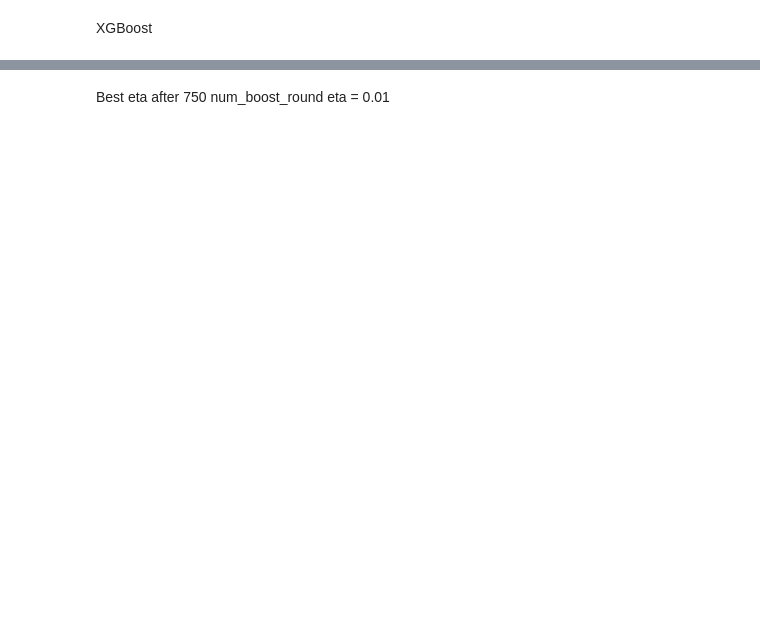
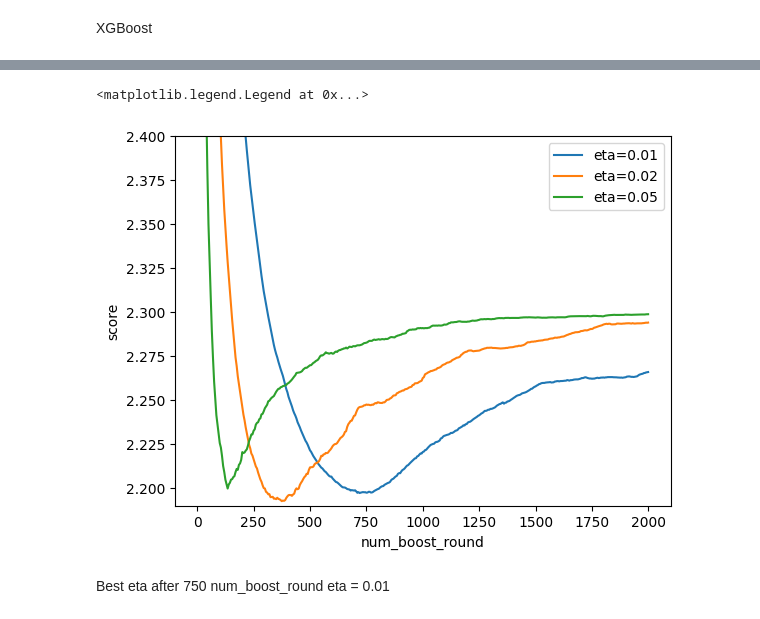
Before and after one commit to alexispdDev/student-performance-prediction, a Jupyter notebook: src/student_performance_prediction/main.ipynb, the cells around one changed output, grey strips where cells are left out. Drawn from its saved outputs; the diff is of its cells as text; code cells hidden in the pictures; blank space fills up the shorter version.

```diff
--- a/src/student_performance_prediction/main.ipynb
+++ b/src/student_performance_prediction/main.ipynb
@@ -298,6 +292,3 @@ c. Correlation
-# %%
-numerical = [x for x in df_full_train.columns if x not in categorical + ['exam_score']]
-numerical
 # %% [markdown]
 One-hot encoding
 # %%
@@ -371,5 +387,5 @@ min_samples_leaf = 15
 # %%
-dtr_model = DecisionTreeRegressor(max_depth=max_depth, min_samples_leaf=min_samples_leaf, random_state=42)
+dtr_model = DecisionTreeRegressor(max_depth=6, min_samples_leaf=100, random_state=42)
 dtr_model.fit(X_train, y_train)
 y_pred = dtr_model.predict(X_val)
 dtr_rmse = root_mean_squared_error(y_val, y_pred)
@@ -463,5 +510,5 @@ plt.legend()
 # %%
-min_samples_leaf = 3
+min_samples_leaf = 5
 # %%
 scores = []
 
@@ -549,8 +609,15 @@ def parse_xgb_output(output):
 scores = {}
 # %%
 %%capture output
-eta = 1 # replace values manually for eta=0.01, eta=0.02, eta=0.05, eta=0.1, eta=0.3, eta=0.5, eta=0.8, eta=1
-
+eta = 0.01  # replace values manually. Start for eta=0.01 and run the next box.
+            # then replace eta and rerun it for eta=0.02, eta=0.05, eta=0.1, eta=0.3, eta=0.5, eta=0.8, eta=1.
+# eta = 0.02
+# eta = 0.05
+# eta = 0.1
+# eta = 0.3
+# eta = 0.5
+# eta = 0.8
+# eta = 1
 xgb_params = {
     'eta': eta,
     'max_depth': 6,
@@ -601,3 +690,16 @@ df_scores.sort_values(by='val_score').head(10)
+# %%
+# Remove eta=0.1, eta=0.3, eta=0.5, eta=0.8 and eta=1 for a better visualization.
+etas = [x for x in scores.keys() if x not in ['eta=0.1', 'eta=0.3', 'eta=0.5', 'eta=0.8', 'eta=1']]
+for eta in etas:
+    df_scores = scores[eta]
+    plt.plot(df_scores['num_iter'], df_scores['val_score'], label=eta)
+plt.xlabel('num_boost_round')
+plt.ylim(2.19, 2.4)
+plt.ylabel('score')
+plt.legend()
+# %% [output]
+<matplotlib.legend.Legend at 0x...>
+[figure, added]
 # %% [markdown]
 Best eta after 750 num_boost_round
 eta = 0.01
```
Also changed, not shown: parts of 60 cells of this notebook.
